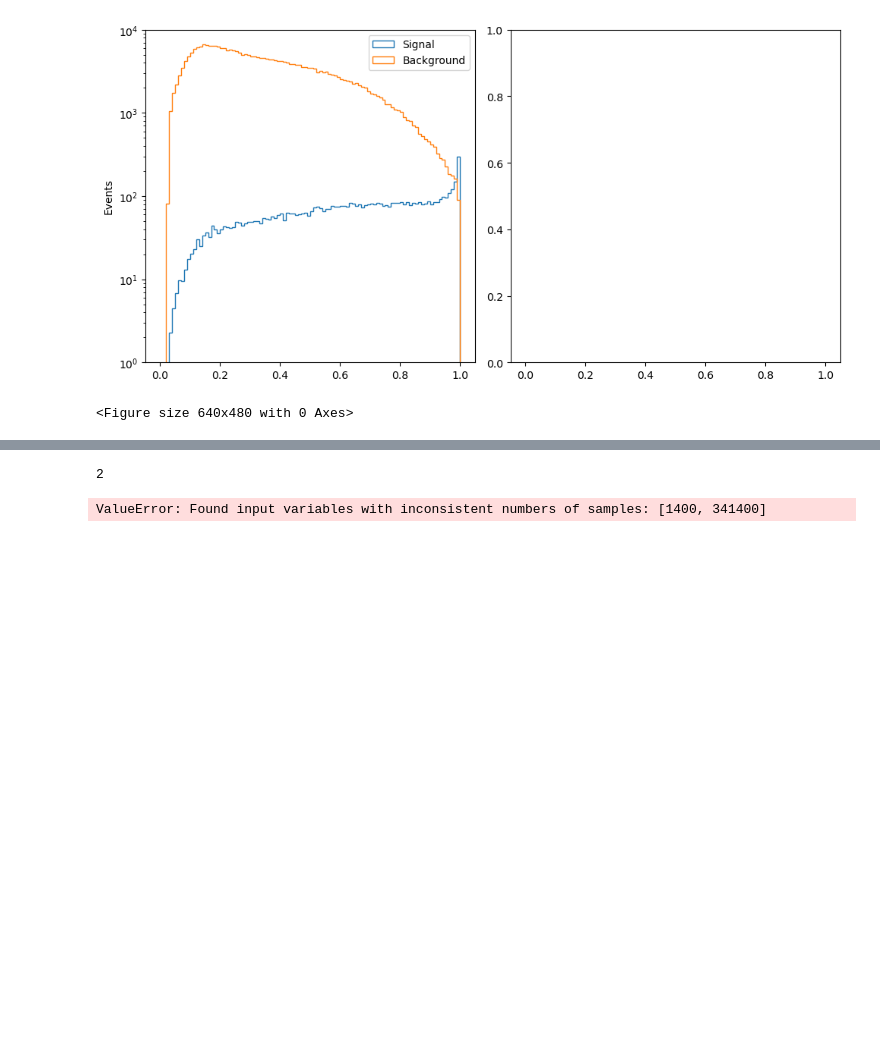
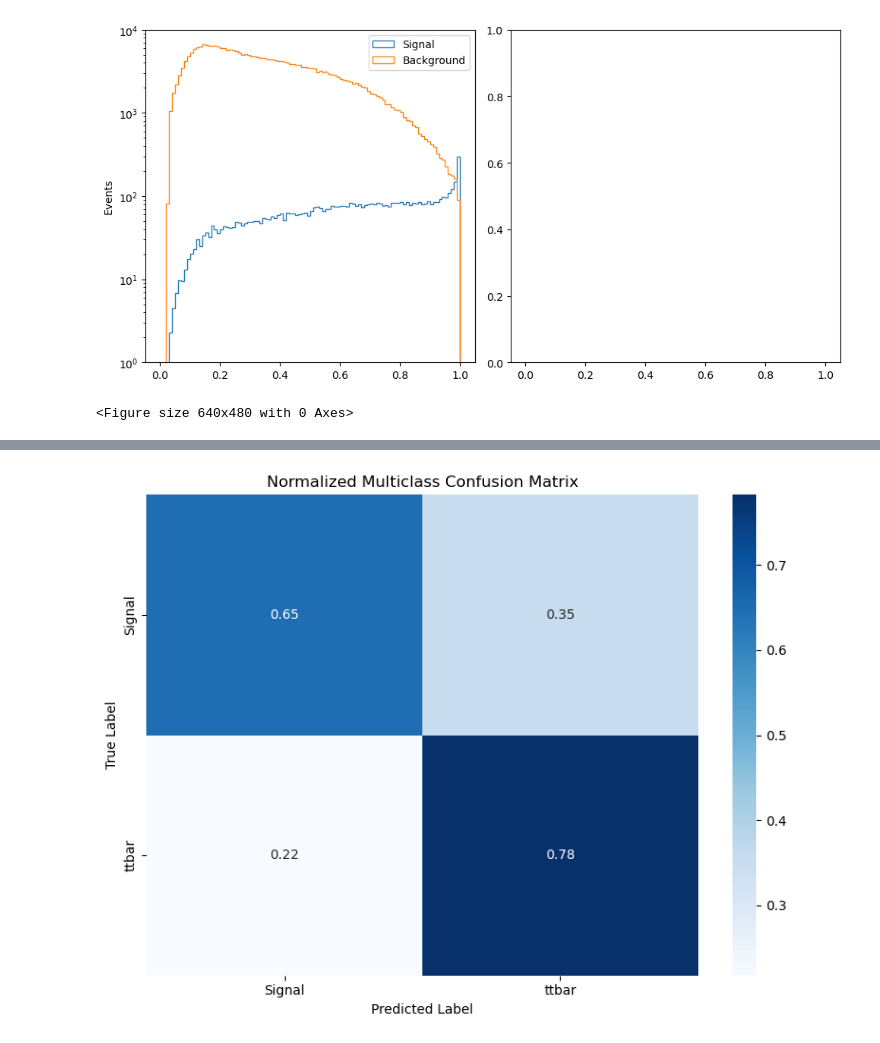
Before and after one commit to rabmc24/msci_project, a Jupyter notebook: transformer_renewed/bristol-tth-transformer-msc_project/notebooks/training_binary_updated.ipynb, the cells around one changed output, grey strips where cells are left out. Cells and saved outputs as stored; diff of their text form; code cells hidden in the pictures; blank space fills up the shorter version.

```diff
--- a/transformer_renewed/bristol-tth-transformer-msc_project/notebooks/training_binary_updated.ipynb
+++ b/transformer_renewed/bristol-tth-transformer-msc_project/notebooks/training_binary_updated.ipynb
@@ -803,11 +744,0 @@ val_nom = val_weight_nominal
-# %%
-val_nom = val_weight_nominal
-
-single_gpu_trainer = L.Trainer(accelerator="gpu", devices=1)
-
-preds = single_gpu_trainer.predict(model=model, dataloaders=valid_loader)
-preds = torch.cat(preds, dim=0)
-
-probs = torch.softmax(preds, dim=1)  # Converts logits to probabilities
-predicted_classes = np.argmax(probs, axis=1)
-wn = np.array((val_nom * 200000).flatten()) # Multiply by 200,000 to get the original weights
@@ -865,12 +745,43 @@ ValueError: Found input variables with inconsistent numbers of samples: [1400, 3
-# %%
-from sklearn.metrics import classification_report
-from sklearn.metrics import multilabel_confusion_matrix, ConfusionMatrixDisplay
-
-num_classes = len(np.unique(labels))
-class_labels = ["ttH", "ttBar", "V+jets"][:num_classes]
-print(num_classes)
-
-print(classification_report(labels, predicted_classes, target_names=class_labels, sample_weight=wn))
-# %% [output]
-2
-ValueError: Found input variables with inconsistent numbers of samples: [1400, 341400]
+# %%
+# # filepath: /home/da21592/msci_project/transformer_renewed/bristol-tth-transformer-msc_project/notebooks/training_multiclassification.ipynb
+
+import torch
+import numpy as np
+from sklearn.metrics import confusion_matrix
+import seaborn as sns
+import matplotlib.pyplot as plt
+
+# After training, switch model to eval mode
+model.eval()
+
+all_preds = []
+all_labels = []
+
+# Gather predictions and labels from validation set
+with torch.no_grad():
+    for inputs, labels, weights, mask, event in valid_loader:
+        outputs = model(inputs, padding_mask=mask)
+        preds = torch.argmax(outputs, dim=1)
+        all_preds.extend(preds.cpu().numpy())
+        all_labels.extend(labels.cpu().numpy())
+
+# Define class labels
+class_names = ['Signal', 'ttbar']
+
+# Generate normalized confusion matrix
+cf_matrix = confusion_matrix(all_labels, all_preds, labels=[0, 1], normalize='true')
+
+plt.figure(figsize=(8,6))  # Increased figure size for 4x4 matrix
+sns.heatmap(cf_matrix,
+            annot=True,
+            cmap='Blues',
+            fmt='.2f',
+            xticklabels=class_names,
+            yticklabels=class_names)
+plt.xlabel('Predicted Label')
+plt.ylabel('True Label')
+plt.title('Normalized Multiclass Confusion Matrix')
+plt.tight_layout()
+plt.show()
+# %% [output]
+[figure, added]
```
Also changed, not shown: parts of 17 cells of this notebook, 3 other files.
